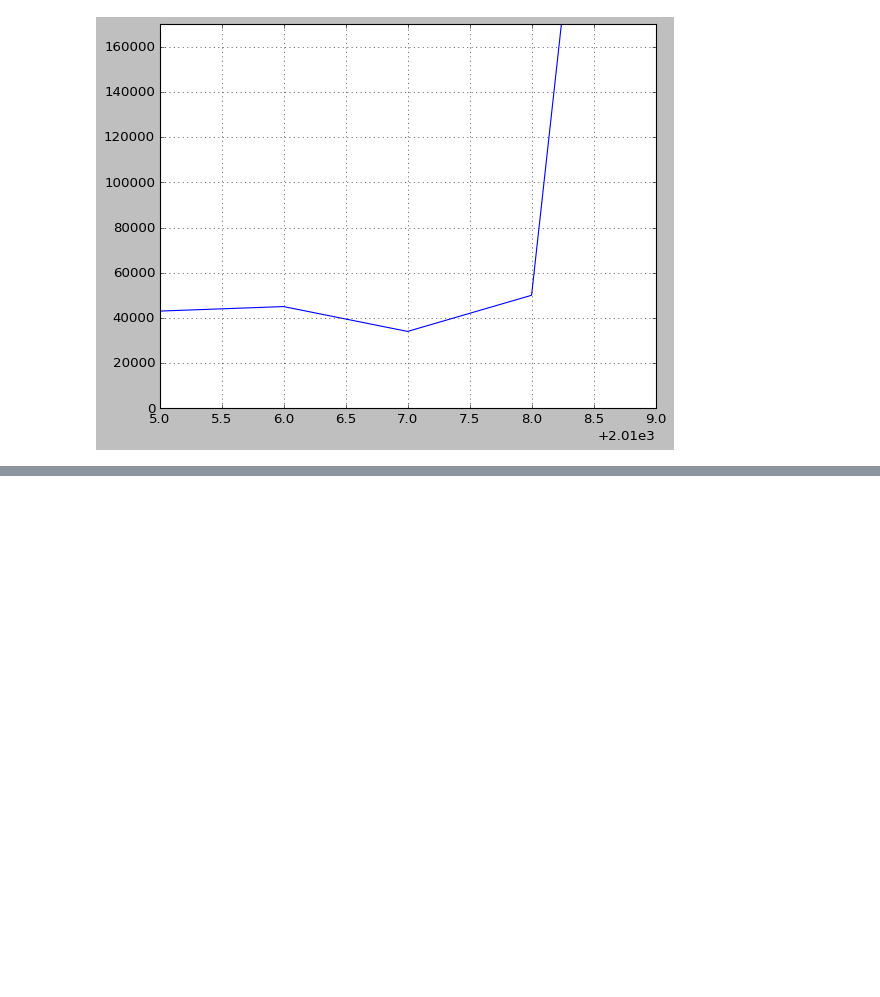
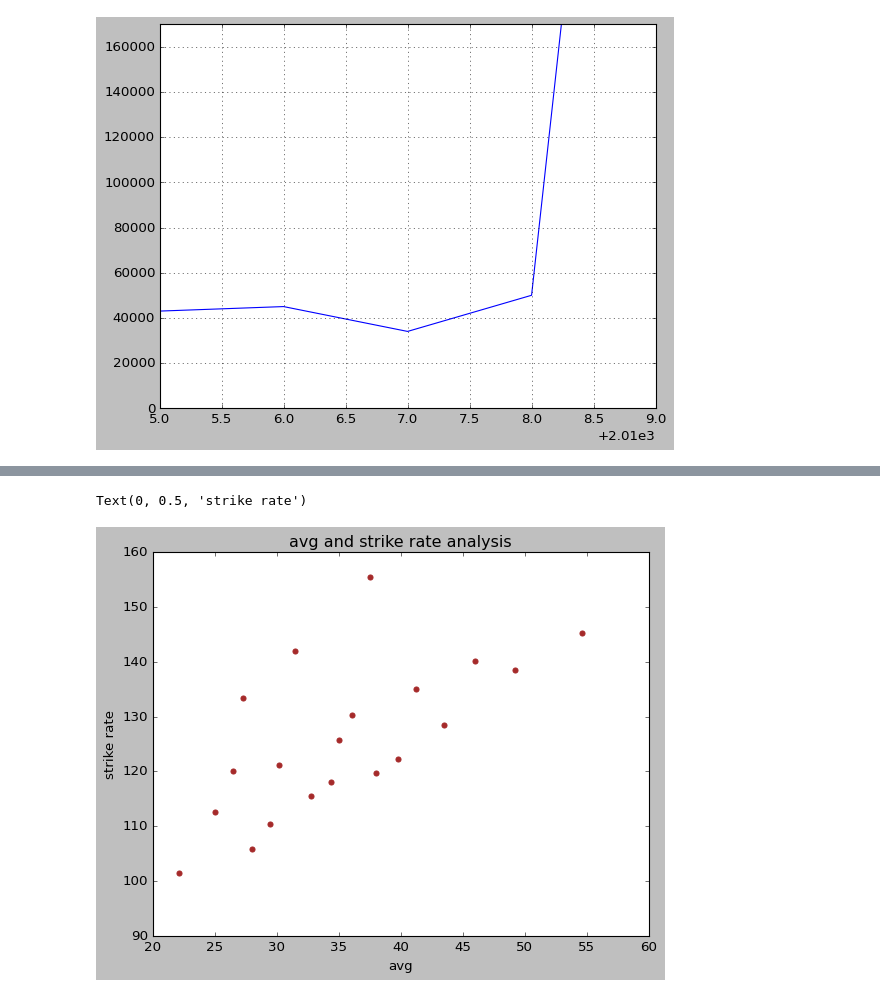
Before and after one commit to SUCCESSneeded/practice, a Jupyter notebook: subplot.ipynb, the cells around one changed output, grey strips where cells are left out. Saved outputs shown, nothing was run; the diff lists cells and outputs as text; code cells hidden in the pictures; blank space fills up the shorter version.

```diff
--- a/subplot.ipynb
+++ b/subplot.ipynb
@@ -393,0 +442,36 @@ plt.show()
+# %%
+import numpy as np
+import matplotlib.pyplot as plt
+import pandas as pd
+import seaborn as sns
+cricket_data = {
+    "batter": [
+        "Player 1", "Player 2", "Player 3", "Player 4", "Player 5",
+        "Player 6", "Player 7", "Player 8", "Player 9", "Player 10",
+        "Player 11", "Player 12", "Player 13", "Player 14", "Player 15",
+        "Player 16", "Player 17", "Player 18", "Player 19", "Player 20"
+    ],
+    "runs": [
+        820, 745, 690, 610, 580, 550, 520, 490, 480, 460,
+        430, 410, 390, 380, 350, 320, 310, 290, 280, 250
+    ],
+    "strike rate": [
+        145.2, 138.5, 140.1, 128.4, 135.0, 122.3, 119.8, 155.4, 130.2, 125.7,
+        118.0, 115.5, 142.0, 121.1, 110.4, 105.8, 133.3, 120.0, 112.6, 101.5
+    ],
+    "avg": [
+        54.6, 49.2, 46.0, 43.5, 41.2, 39.8, 38.0, 37.5, 36.1, 35.0,
+        34.4, 32.8, 31.5, 30.2, 29.5, 28.0, 27.3, 26.5, 25.0, 22.1
+    ]
+}
+
+df=pd.DataFrame(cricket_data)
+df.head()
+
+plt.scatter(df['avg'],df['strike rate'],color='brown')
+plt.title("avg and strike rate analysis")
+plt.xlabel("avg")
+plt.ylabel("strike rate")
+# %% [output]
+Text(0, 0.5, 'strike rate')
+[figure, added]
```
Also changed, not shown: parts of 23 cells of this notebook.
